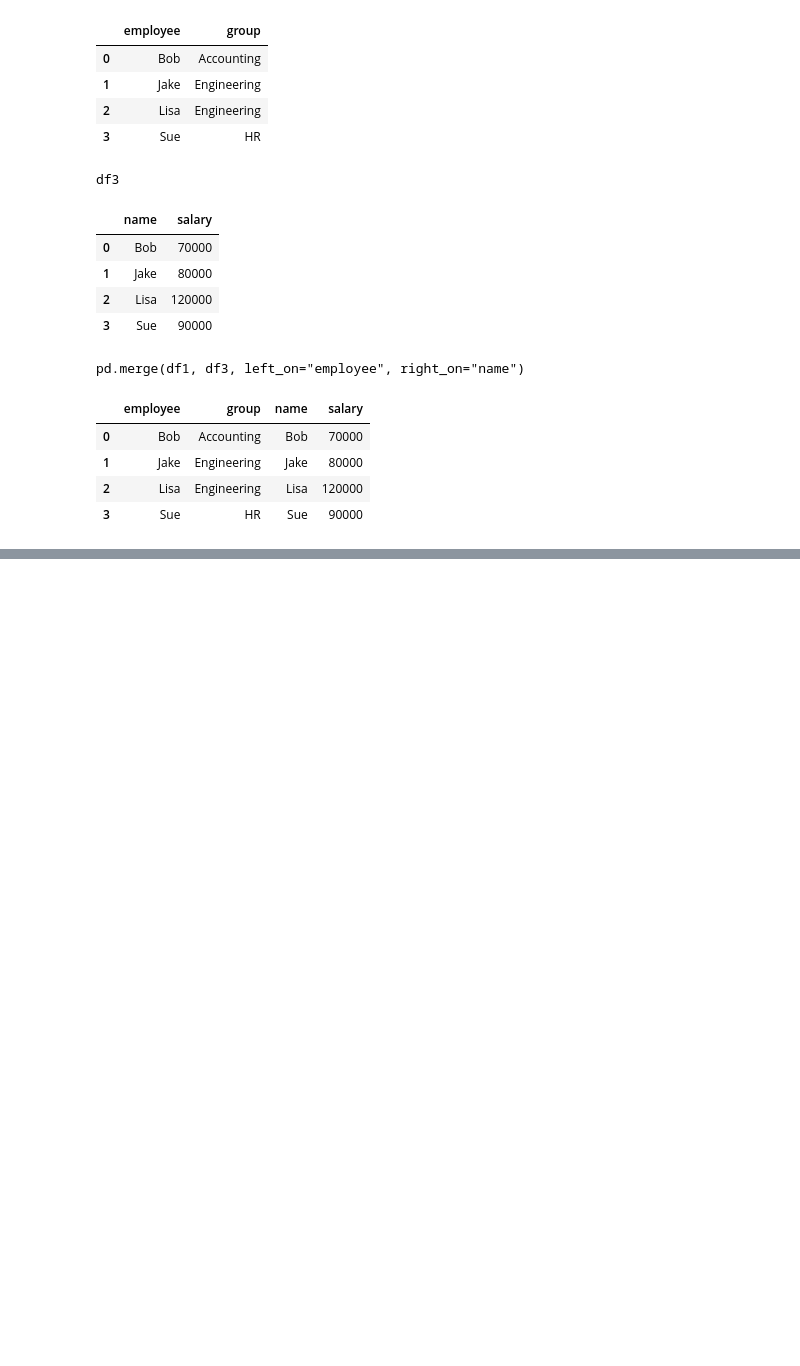
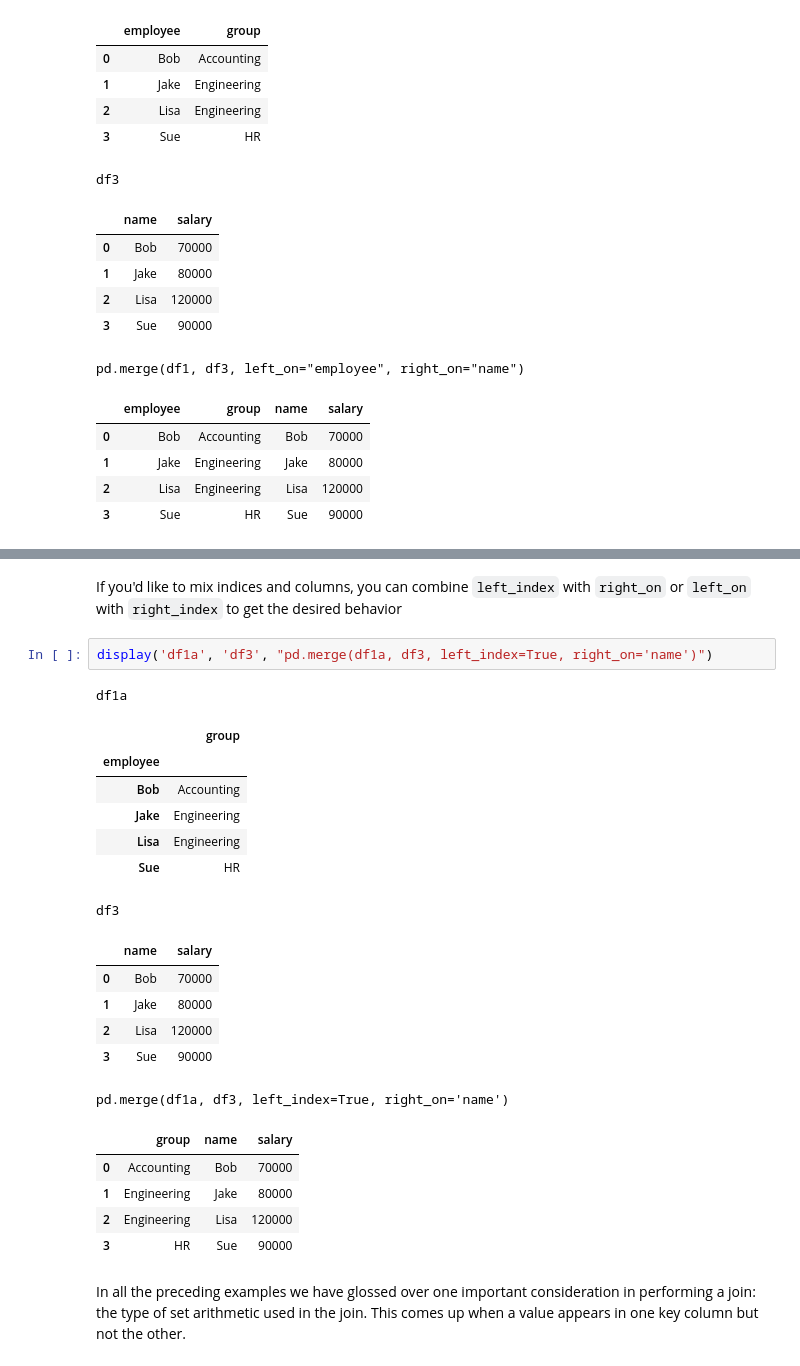
Before and after one commit to mrodriguezalas/intro-python-summer-course, a Jupyter notebook: Lesson 4/Lesson 4b - Merge and Join.ipynb, the cells around one changed output, grey strips where cells are left out. Drawn from its saved outputs; the diff is of its cells as text; blank space fills up the shorter version.

```diff
--- a/Lesson 4/Lesson 4b - Merge and Join.ipynb
+++ b/Lesson 4/Lesson 4b - Merge and Join.ipynb
@@ -163,0 +249,26 @@ pd.merge(df1, df3, left_on="employee", right_on="name")
+# %% [markdown]
+If you'd like to mix indices and columns, you can combine `left_index` with `right_on` or `left_on` with `right_index` to get the desired behavior
+# %%
+display('df1a', 'df3', "pd.merge(df1a, df3, left_index=True, right_on='name')")
+# %% [output]
+df1a
+|  | group |
+| employee |  |
+| Bob | Accounting |
+| Jake | Engineering |
+| Lisa | Engineering |
+| Sue | HR |
+df3
+|  | name | salary |
+| 0 | Bob | 70000 |
+| 1 | Jake | 80000 |
+| 2 | Lisa | 120000 |
+| 3 | Sue | 90000 |
+pd.merge(df1a, df3, left_index=True, right_on='name')
+|  | group | name | salary |
+| 0 | Accounting | Bob | 70000 |
+| 1 | Engineering | Jake | 80000 |
+| 2 | Engineering | Lisa | 120000 |
+| 3 | HR | Sue | 90000 |
+# %% [markdown]
+In all the preceding examples we have glossed over one important consideration in performing a join: the type of set arithmetic used in the join. This comes up when a value appears in one key column but not the other.
```
Also changed, not shown: parts of 21 cells of this notebook, 1 other file.
